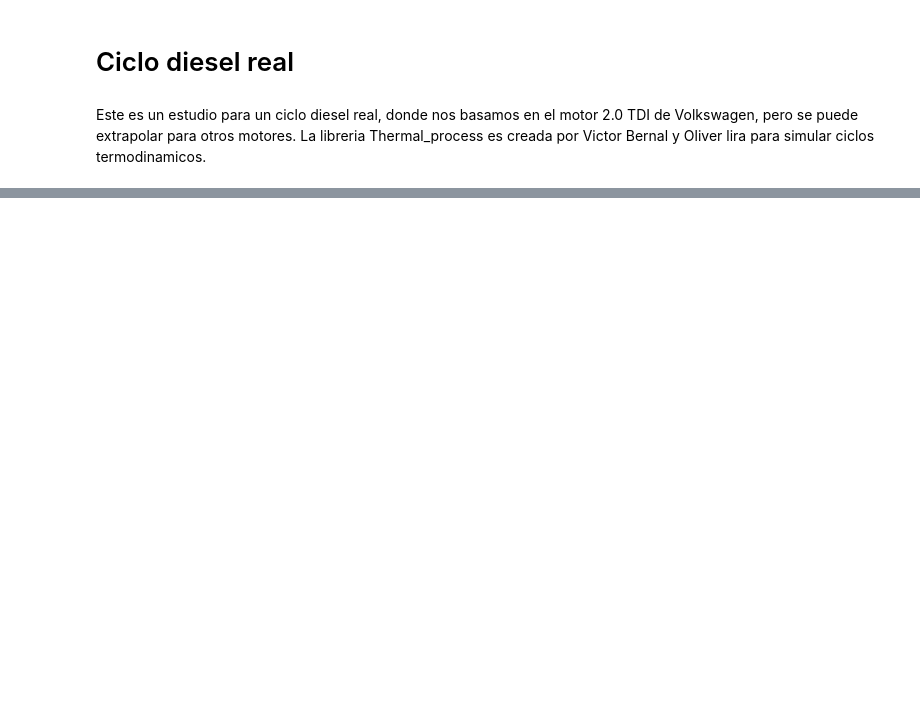
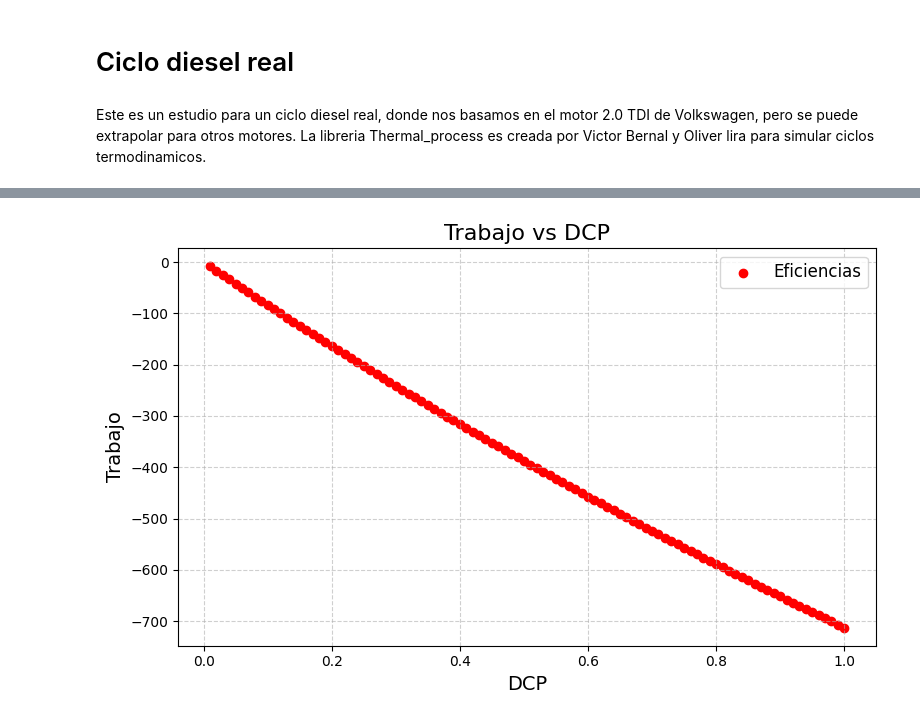
Before and after one commit to Vicber507/Diesel-Real, a Jupyter notebook: ciclo_diesel_4tiempos.ipynb, the cells around one changed output, grey strips where cells are left out. Cells and saved outputs as stored; diff of their text form; code cells hidden in the pictures; blank space fills up the shorter version.

```diff
--- a/ciclo_diesel_4tiempos.ipynb
+++ b/ciclo_diesel_4tiempos.ipynb
@@ -16,0 +125,19 @@ Trabajo en el cilindro: -700.38J
+# %%
+# Crear la figura y el eje
+fig, ax = plt.subplots(figsize=(8, 5))  # Tamaño opcional de la figura
+
+# Trazar la gráfica
+ax.scatter(dcp[:,0], ef_worr_matrix[:,1], label='Eficiencias', color='red')
+
+# Personalización
+ax.set_title("Trabajo vs DCP", fontsize=16)
+ax.set_xlabel("DCP", fontsize=14)
+ax.set_ylabel("Trabajo", fontsize=14)
+ax.grid(True, linestyle='--', alpha=0.6)  # Agregar una cuadrícula
+ax.legend(fontsize=12)  # Mostrar leyenda
+
+# Mostrar la gráfica
+plt.tight_layout()
+plt.show()
+# %% [output]
+[figure, added]
```
Also changed, not shown: parts of 7 cells of this notebook.
